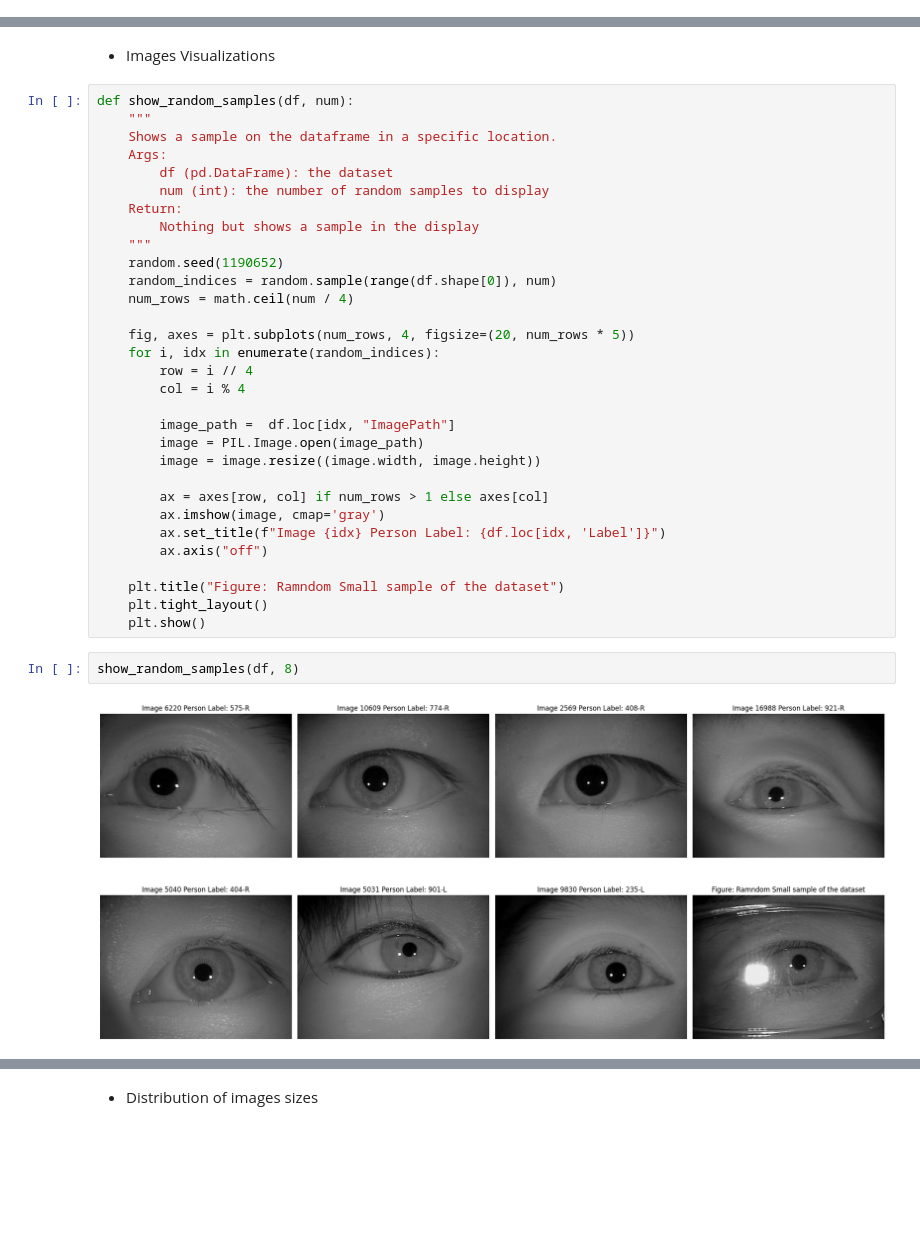
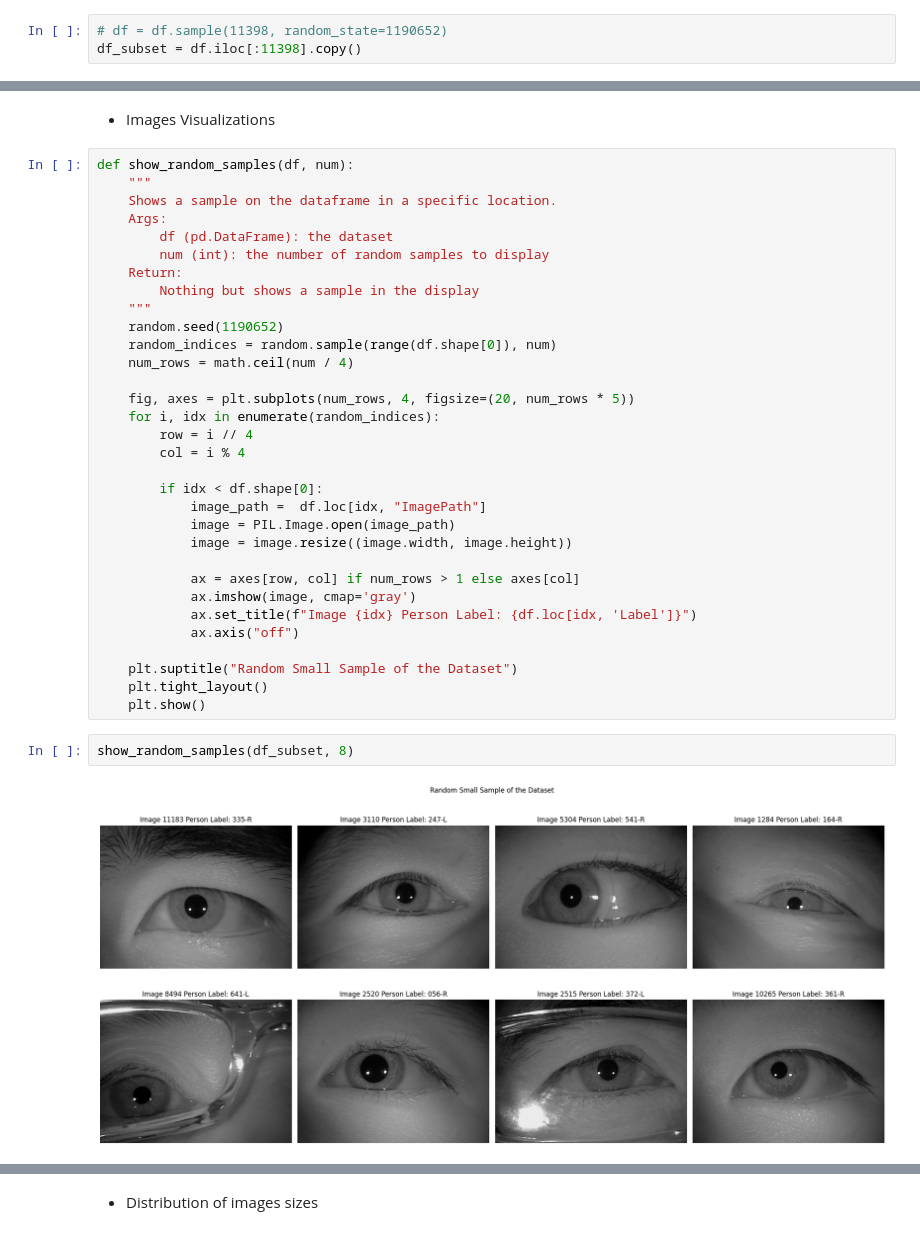
Before and after one commit to sondosaabed/Iris-of-eyes-recognition, a Jupyter notebook: Iris_recognition_1190652.ipynb, the cells around one changed output, grey strips where cells are left out. Drawn from its saved outputs; the diff is of its cells as text; blank space fills up the shorter version.

```diff
--- a/Iris_recognition_1190652.ipynb
+++ b/Iris_recognition_1190652.ipynb
@@ -196,6 +196,9 @@ def load_dataset(path):
     return df, labels, images
 # %%
 df, labels, images = load_dataset('/kaggle/input/casia-iris-thousand/CASIA-Iris-Thousand')
+# %%
+# df = df.sample(11398, random_state=1190652)
+df_subset = df.iloc[:11398].copy()
 # %% [markdown]
 #### Expolring Dataset
 # %%
@@ -311,22 +314,23 @@ def show_random_samples(df, num):
         row = i // 4
         col = i % 4
 
-        image_path =  df.loc[idx, "ImagePath"]
-        image = PIL.Image.open(image_path)
-        image = image.resize((image.width, image.height))
+        if idx < df.shape[0]:
+            image_path =  df.loc[idx, "ImagePath"]
+            image = PIL.Image.open(image_path)
+            image = image.resize((image.width, image.height))
 
-        ax = axes[row, col] if num_rows > 1 else axes[col]
-        ax.imshow(image, cmap='gray')
-        ax.set_title(f"Image {idx} Person Label: {df.loc[idx, 'Label']}")
-        ax.axis("off")
+            ax = axes[row, col] if num_rows > 1 else axes[col]
+            ax.imshow(image, cmap='gray')
+            ax.set_title(f"Image {idx} Person Label: {df.loc[idx, 'Label']}")
+            ax.axis("off")
 
-    plt.title("Figure: Ramndom Small sample of the dataset")
+    plt.suptitle("Random Small Sample of the Dataset")
     plt.tight_layout()
     plt.show()
 # %%
-show_random_samples(df, 8)
+show_random_samples(df_subset, 8)
 # %% [output]
-[figure, old version]
+[figure, new version]
 # %%
 image_sizes = []
 aspect_ratios = []
```
Also changed, not shown: parts of 24 cells of this notebook.
